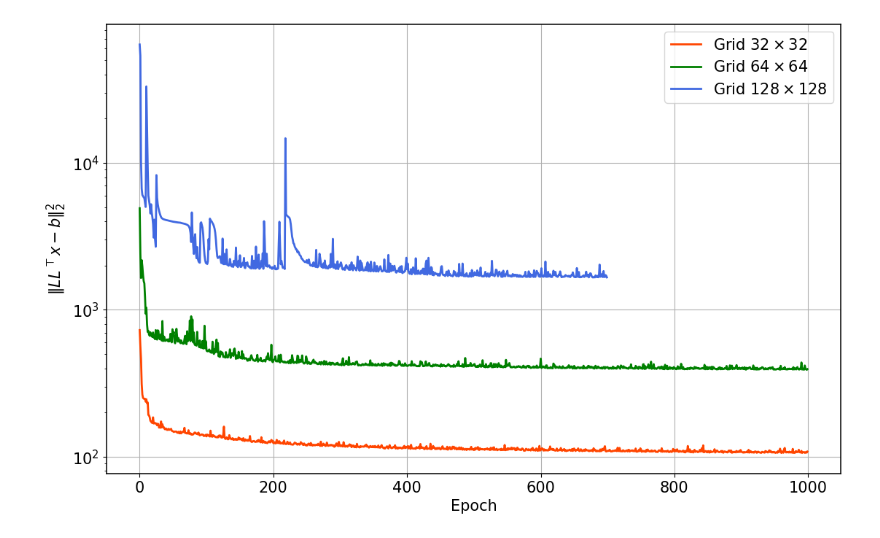
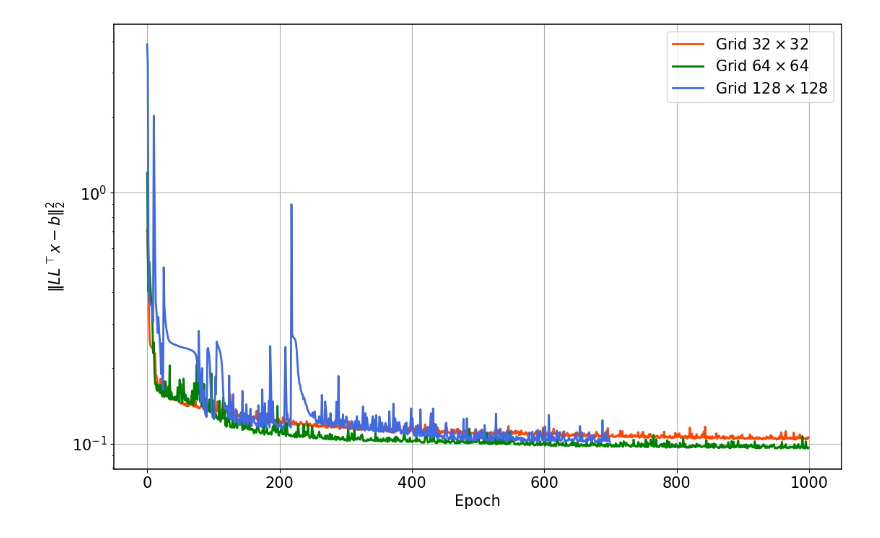
Before and after one commit to vltrifonov/PreCorrector, a Jupyter notebook: experiments/autoruns/valid_cases.ipynb, the cells around one changed output. Saved outputs shown, nothing was run; the diff lists cells and outputs as text; code cells hidden in the pictures.

```diff
--- a/experiments/autoruns/valid_cases.ipynb
+++ b/experiments/autoruns/valid_cases.ipynb
@@ -31,21 +31,21 @@ run_128 = jnp.load(os.path.join(path, dir_name128, run_name_128+'.npz'))
 # %%
 plt.rcParams['figure.figsize'] = (13, 8)
 plt.rcParams['font.size'] = 15
 plt.rcParams['font.style'] = 'normal'
 plt.rcParams['axes.linewidth'] = 1.1#0.8
 plt.set_cmap('jet')
 # _, axes = plt.subplots(1, 2, figsize=(11, 7))
-plt.plot(range(len(run_32['losses'][0])), run_32['losses'][1], label=r'$\text{Grid} \,\, 32\times32$', linewidth=2, c='orangered')
-plt.plot(range(len(run_64['losses'][0])), run_64['losses'][1], label=r'$\text{Grid} \,\, 64\times64$', linewidth=2, c='green')
-plt.plot(range(len(run_128['losses'][0])), run_128['losses'][1], label=r'$\text{Grid} \,\, 128\times128$', linewidth=2, c='royalblue')
+plt.plot(range(len(run_32['losses'][0])), run_32['losses'][1] / (32**2), label=r'$\text{Grid} \,\, 32\times32$', linewidth=2, c='orangered')
+plt.plot(range(len(run_64['losses'][0])), run_64['losses'][1] / (64**2), label=r'$\text{Grid} \,\, 64\times64$', linewidth=2, c='green')
+plt.plot(range(len(run_128['losses'][0])), run_128['losses'][1] / (128**2), label=r'$\text{Grid} \,\, 128\times128$', linewidth=2, c='royalblue')
 plt.yscale('log')
 plt.legend()
 plt.grid()
 plt.xlabel('Epoch')
 plt.ylabel(r'$\Vert LL^\top x - b \Vert_2^2$');
 # axes[1].plot(range(len(run_32['res_I'])), run_32['res_I'], label="CG")
 # %% [output]
-[figure, old version]
+[figure, new version]
 # %%
 path = '/mnt/local/data/vtrifonov/prec-learning-Notay-loss/results_cases'
     pd.set_option('display.max_columns', 500)
```
Also changed, not shown: parts of 12 cells of this notebook, 18 other files.
